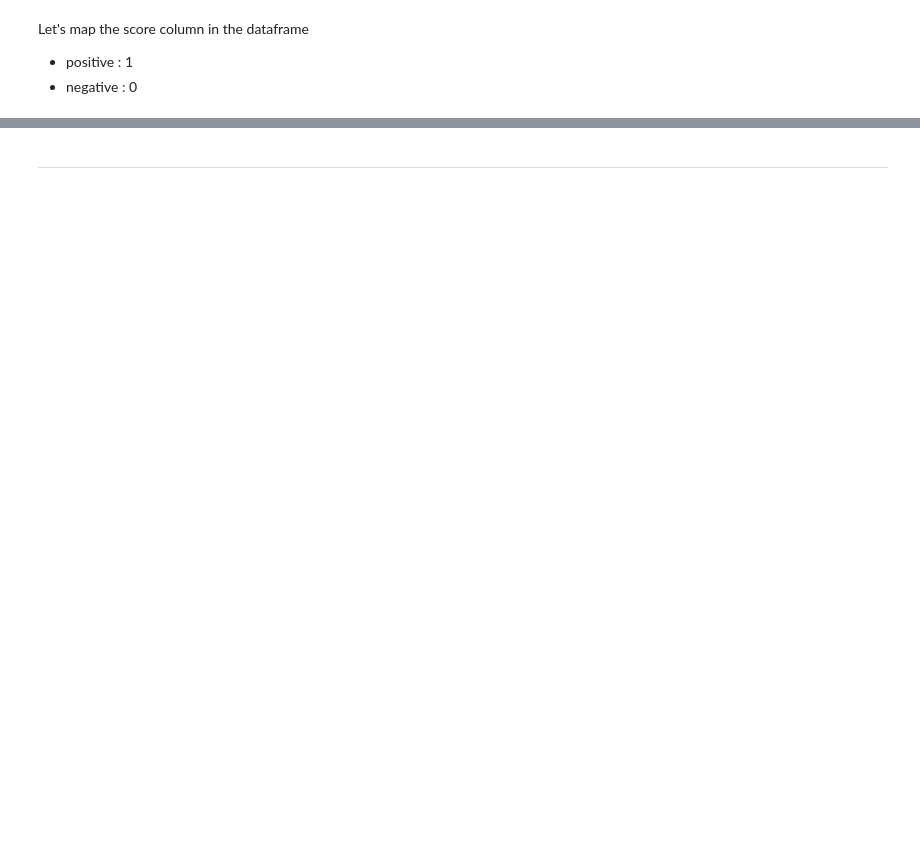
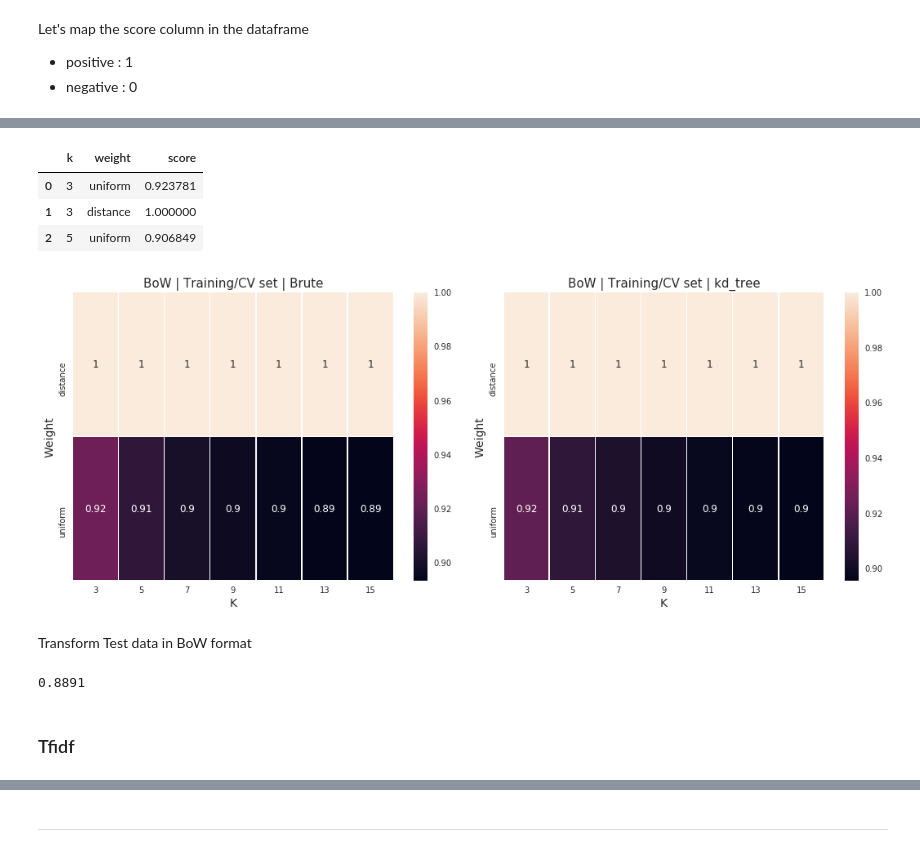
Before and after one commit to tanmay-kulkarni/amazon_food_reviews, a Jupyter notebook: KNN_on_Amazon_Food_Reviews.ipynb, the cells around one changed output, grey strips where cells are left out. Cells and saved outputs as stored; diff of their text form; code cells hidden in the pictures; blank space fills up the shorter version.

```diff
--- a/KNN_on_Amazon_Food_Reviews.ipynb
+++ b/KNN_on_Amazon_Food_Reviews.ipynb
@@ -545,0 +269,9 @@ plt.tight_layout()
+# %%
+try:
+    del(my_cv)
+    del(tscv)
+except:
+    pass
+
+tscv = TimeSeriesSplit(n_splits=5)
+my_cv = tscv.split(X_train_transformed)
@@ -545,0 +291,9 @@ plt.tight_layout()
+# %%
+knn = KNeighborsClassifier(algorithm = 'brute')
+
+param_grid = {
+                'n_neighbors':[3,5,7,9,11,13,15],
+                'weights' : ['uniform', 'distance']
+             }
+
+clf = GridSearchCV(estimator=knn, cv=my_cv, param_grid=param_grid, n_jobs=1, return_train_score=True)
@@ -545,0 +305,2 @@ plt.tight_layout()
+# %%
+clf.fit(X_train_transformed, y_train)
@@ -545,0 +339,2 @@ plt.tight_layout()
+# %%
+DF_bow_brute_train = k_weight_score(clf.cv_results_)
@@ -545,0 +345,7 @@ plt.tight_layout()
+# %%
+DF_bow_brute_train[['k', 'weight', 'score']].head(3)
+# %% [output]
+|  | k | weight | score |
+| 0 | 3 | uniform | 0.923781 |
+| 1 | 3 | distance | 1.000000 |
+| 2 | 5 | uniform | 0.906849 |
@@ -545,0 +354,22 @@ plt.tight_layout()
+# %%
+plt.figure(figsize=(15,6))
+
+plt.subplot(1,2,1)
+sbn.heatmap(data=DF_bow_brute_train.pivot('weight','k','score'), annot=True, linewidth = 0.5)
+plt.title('BoW | Training/CV set | Brute', fontsize = 15)
+plt.xlabel('K', fontsize = 14)
+plt.ylabel('Weight', fontsize = 14)
+#plt.show()
+
+plt.subplot(1,2,2)
+sbn.heatmap(data=DF_bow_kd_train.pivot('weight','k','score'), annot=True, linewidth = 0.5)
+plt.title('BoW | Training/CV set | kd_tree', fontsize = 15)
+plt.xlabel('K', fontsize = 14)
+plt.ylabel('Weight', fontsize = 14)
+
+plt.tight_layout()
+plt.show()
+# %% [output]
+[figure, added]
+# %% [markdown]
+Transform Test data in BoW format
@@ -545,0 +378,6 @@ plt.tight_layout()
+# %%
+clf.score(X_test_transformed, y_test)
+# %% [output]
+0.8891
+# %% [markdown]
+### Tfidf
```
Also changed, not shown: parts of 206 cells of this notebook.
